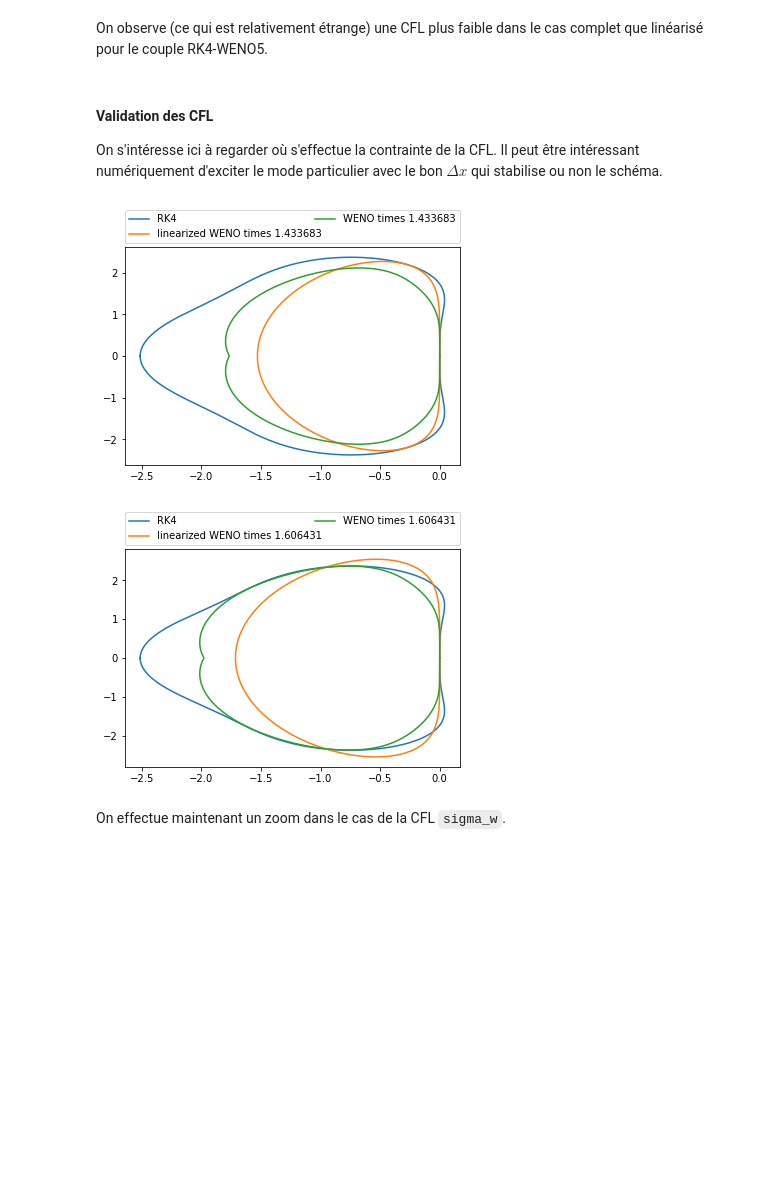
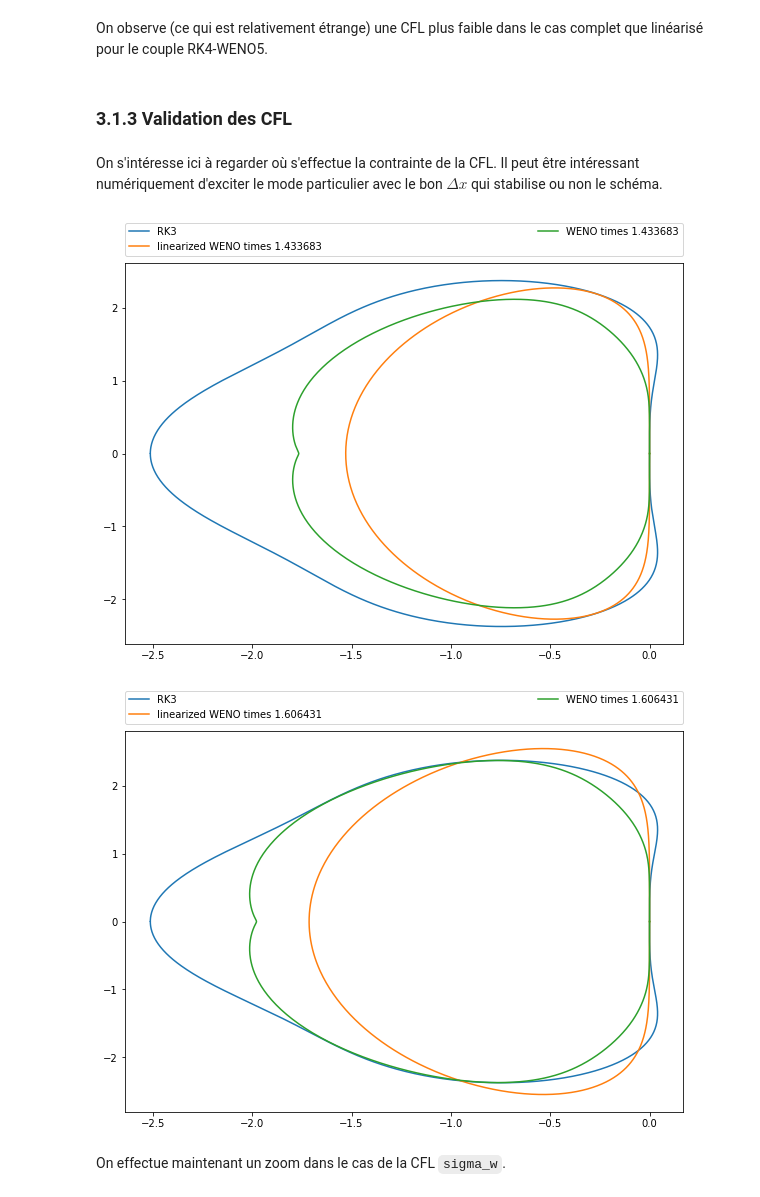
Before and after one commit to kivvix/miMaS, a Jupyter notebook: cfl_weno/cfl.ipynb, the cells around one changed output. Drawn from its saved outputs; the diff is of its cells as text; code cells hidden in the pictures; blank space fills up the shorter version.

```diff
--- a/cfl_weno/cfl.ipynb
+++ b/cfl_weno/cfl.ipynb
@@ -392,0 +532,24 @@ La seule méthode qui me vient à l'esprit pour résoudre ce problème est de fa
+# %%
+"""
+  même étude pour RK2 à 3 étages
+"""
+
+a = sp.symbols("\\alpha")
+p = a*z**3 + poly_carac(2)
+
+save_figsize = plt.rcParams['figure.figsize']
+msize = 1
+plt.rcParams['figure.figsize'] = [10, 8]
+for n in range(1,15,1):
+  print(n,end="\r")
+  if n == 6 :
+    msize = 5
+  else:
+    msize = 1
+  bn = b_poly(p.subs(a,sp.Rational(1,n)))
+  plt.plot(*reim(bn),'.',markersize=msize,label="alpha %i"%n)
+print()
+plt.plot(*reim(b3),label="SSPRK(3,3)")
+plt.legend(bbox_to_anchor=(0., 1.02, 1.,.102),loc=3,ncol=5,mode="expand",borderaxespad=0.)
+plt.show()
+plt.rcParams['figure.figsize'] = save_figsize
@@ -458,26 +630,34 @@ $$1.6805707317544747$$
 # %% [markdown]
 On observe (ce qui est relativement étrange) une CFL plus faible dans le cas complet que linéarisé pour le couple RK4-WENO5.
+# %% [markdown]
+### 3.1.3 Validation des CFL
 # %% [markdown]
-#### Validation des CFL
-
 On s'intéresse ici à regarder où s'effectue la contrainte de la CFL. Il peut être intéressant numériquement d'exciter le mode particulier avec le bon $\Delta x$ qui stabilise ou non le schéma.
 # %%
-plt.plot(*reim(b3),label="RK%i"%n)
-plt.plot(*reim(-sigma_l*wenol.data_z),label="linearized WENO times %f"%sigma_l)
-plt.plot(*reim(-sigma_l*weno.data),label="WENO times %f"%sigma_l)
+tmp = plt.rcParams['figure.figsize']
+plt.rcParams['figure.figsize'] = [10, 7]
+
+b_rk = b3[::3]; n=3
+plt.plot(*reim(b_rk[:]),label="RK%i"%n)
+plt.plot(*reim(-sigma_l*wenol.data_z[:]),label="linearized WENO times %f"%sigma_l)
+plt.plot(*reim(-sigma_l*weno.data[:]),label="WENO times %f"%sigma_l)
 #plt.axis('equal')
 plt.legend(bbox_to_anchor=(0., 1.02, 1.,.102),loc=3,ncol=2,mode="expand",borderaxespad=0.)
 plt.show()
 
-plt.plot(*reim(b3),label="RK%i"%n)
-plt.plot(*reim(-sigma_w*wenol.data_z),label="linearized WENO times %f"%sigma_w)
-plt.plot(*reim(-sigma_w*weno.data),label="WENO times %f"%sigma_w)
+plt.plot(*reim(b_rk[:]),label="RK%i"%n)
+plt.plot(*reim(-sigma_w*wenol.data_z[:]),label="linearized WENO times %f"%sigma_w)
+plt.plot(*reim(-sigma_w*weno.data[:]),label="WENO times %f"%sigma_w)
 #plt.axis('equal')
 plt.legend(bbox_to_anchor=(0., 1.02, 1.,.102),loc=3,ncol=2,mode="expand",borderaxespad=0.)
 plt.show()
+
+(data.phi[300],np.angle(wenol.data_z[300]),wenol.data_z)
+
+plt.rcParams['figure.figsize'] = tmp
 # %% [output]
-[figure, old version]
+[figure, new version]
-[figure, old version]
+[figure, new version]
 # %% [markdown]
 On effectue maintenant un zoom dans le cas de la CFL `sigma_w`.
 # %%
```
Also changed, not shown: parts of 42 cells of this notebook, 10 other files.
